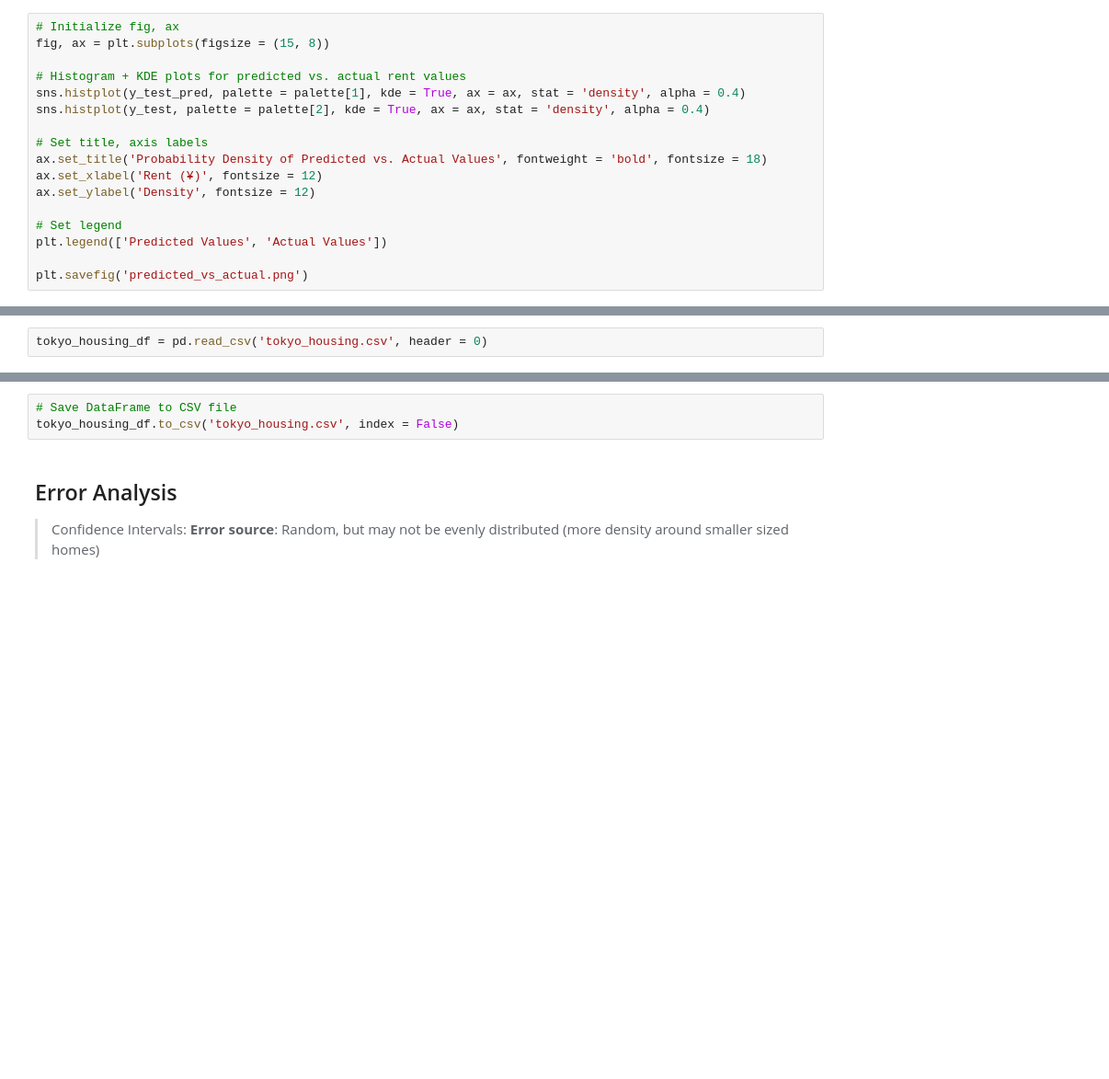
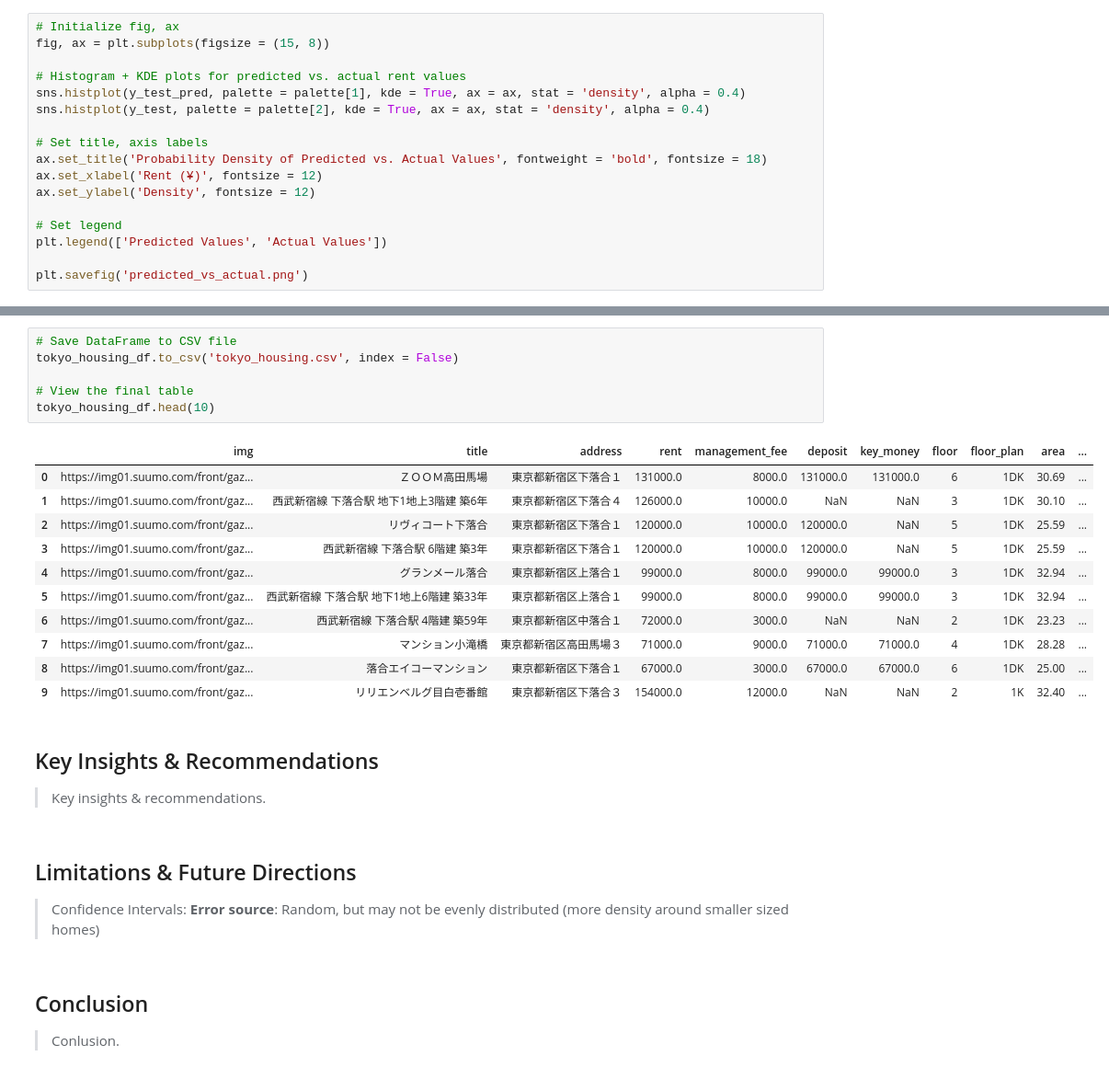
Before and after one commit to chadmgallego/tokyo-housing-analysis, a Jupyter notebook: tokyo_housing_analysis.ipynb, the cells around one changed output, grey strips where cells are left out. Shown at 92% size. Saved outputs shown, nothing was run; the diff lists cells and outputs as text; blank space fills up the shorter version.

```diff
--- a/tokyo_housing_analysis.ipynb
+++ b/tokyo_housing_analysis.ipynb
@@ -831,4 +877,2 @@ plt.savefig('predicted_vs_actual.png')
 # %% [markdown]
 ![predicted_vs_actual.png](attachment:68174b56-70c3-4181-8561-c9c38f22ce63.png)
-# %%
-tokyo_housing_df = pd.read_csv('tokyo_housing.csv', header = 0)
@@ -835,6 +883,27 @@ tokyo_housing_df = pd.read_csv('tokyo_housing.csv', header = 0)
 # %%
 # Save DataFrame to CSV file
 tokyo_housing_df.to_csv('tokyo_housing.csv', index = False)
+
+# View the final table
+tokyo_housing_df.head(10)
+# %% [output]
+|  | img | title | address | rent | management_fee | deposit | key_money | floor | floor_plan | area | ... |
+| 0 | https://img01.suumo.com/front/gaz... | ＺＯＯＭ高田馬場 | 東京都新宿区下落合１ | 131000.0 | 8000.0 | 131000.0 | 131000.0 | 6 | 1DK | 30.69 | ... |
+| 1 | https://img01.suumo.com/front/gaz... | 西武新宿線 下落合駅 地下1地上3階建 築6年 | 東京都新宿区下落合４ | 126000.0 | 10000.0 | NaN | NaN | 3 | 1DK | 30.10 | ... |
+| 2 | https://img01.suumo.com/front/gaz... | リヴィコート下落合 | 東京都新宿区下落合１ | 120000.0 | 10000.0 | 120000.0 | NaN | 5 | 1DK | 25.59 | ... |
+| 3 | https://img01.suumo.com/front/gaz... | 西武新宿線 下落合駅 6階建 築3年 | 東京都新宿区下落合１ | 120000.0 | 10000.0 | 120000.0 | NaN | 5 | 1DK | 25.59 | ... |
+| 4 | https://img01.suumo.com/front/gaz... | グランメール落合 | 東京都新宿区上落合１ | 99000.0 | 8000.0 | 99000.0 | 99000.0 | 3 | 1DK | 32.94 | ... |
+| 5 | https://img01.suumo.com/front/gaz... | 西武新宿線 下落合駅 地下1地上6階建 築33年 | 東京都新宿区上落合１ | 99000.0 | 8000.0 | 99000.0 | 99000.0 | 3 | 1DK | 32.94 | ... |
+| 6 | https://img01.suumo.com/front/gaz... | 西武新宿線 下落合駅 4階建 築59年 | 東京都新宿区中落合１ | 72000.0 | 3000.0 | NaN | NaN | 2 | 1DK | 23.23 | ... |
+| 7 | https://img01.suumo.com/front/gaz... | マンション小滝橋 | 東京都新宿区高田馬場３ | 71000.0 | 9000.0 | 71000.0 | 71000.0 | 4 | 1DK | 28.28 | ... |
+| 8 | https://img01.suumo.com/front/gaz... | 落合エイコーマンション | 東京都新宿区下落合１ | 67000.0 | 3000.0 | 67000.0 | 67000.0 | 6 | 1DK | 25.00 | ... |
+| 9 | https://img01.suumo.com/front/gaz... | リリエンベルグ目白壱番館 | 東京都新宿区下落合３ | 154000.0 | 12000.0 | NaN | NaN | 2 | 1K | 32.40 | ... |
+# %% [markdown]
+## Key Insights & Recommendations
+> Key insights & recommendations.
 # %% [markdown]
-## Error Analysis
+## Limitations & Future Directions
 > Confidence Intervals: **Error source**: Random, but may not be evenly distributed (more density around smaller sized homes)
+# %% [markdown]
+## Conclusion
+> Conlusion.
```
Also changed, not shown: parts of 12 cells of this notebook.
